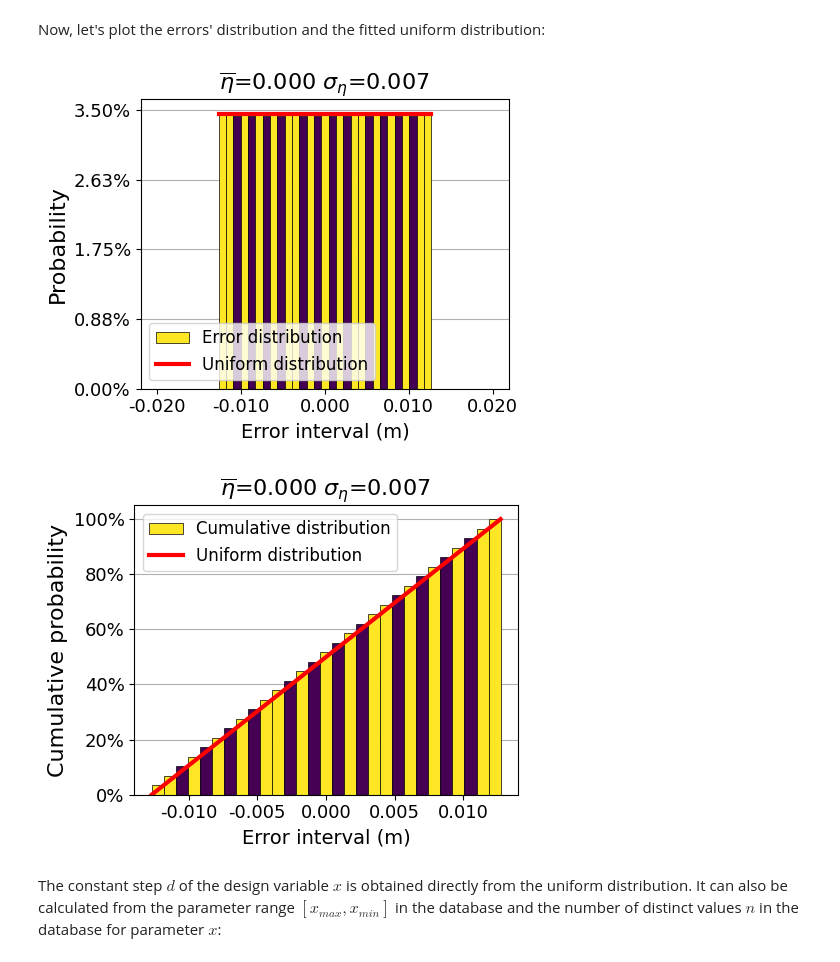
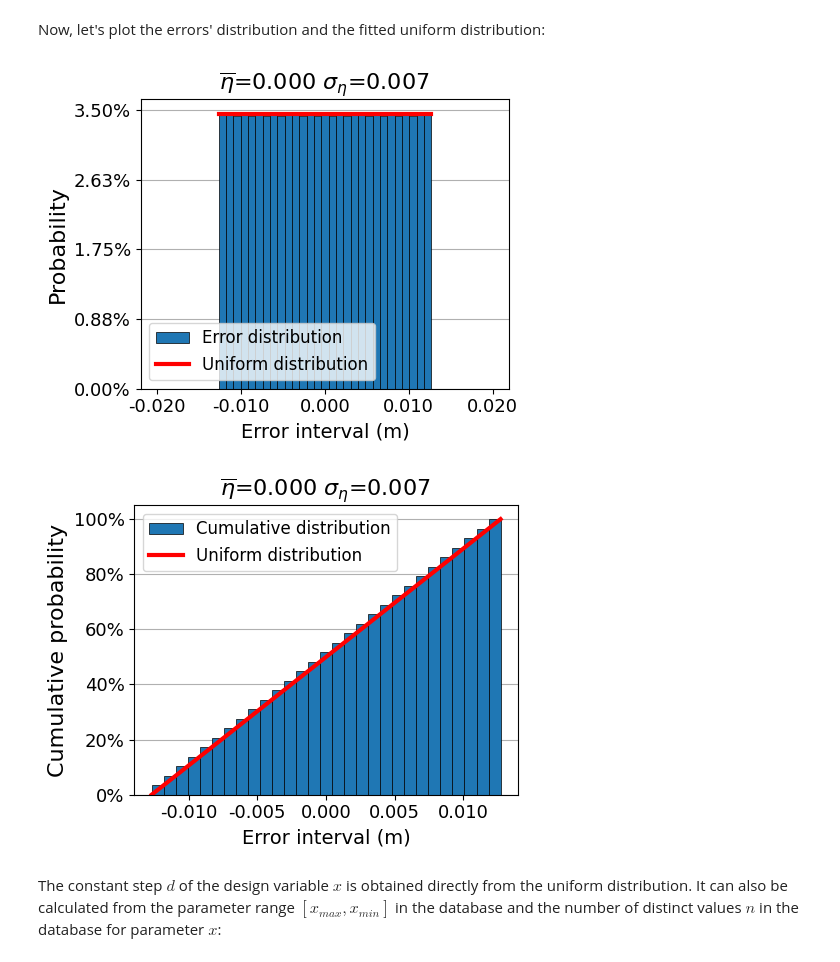
Before and after one commit to SizingLab/input_uncertainty_quantification, a Jupyter notebook: input_uncertainty.ipynb, the cells around one changed output. Cells and saved outputs as stored; diff of their text form; code cells hidden in the pictures.

Commit message:
Replaced gradient color in figures by solid color.

```diff
--- a/input_uncertainty.ipynb
+++ b/input_uncertainty.ipynb
@@ -87,39 +87,34 @@ n_bins = int((np.amax(error_array) - np.amin(error_array)) / bin_width)
 
 # Set x axis
 x = np.linspace(np.amin(error_array), np.amax(error_array), 1000)
 
 # Probability density function
 N, bins, patches = ax.hist(error_array, bins=n_bins, density=True, edgecolor='black', linewidth=0.5, label="Error distribution")
-fracs = N / N.max()
-norm = colors.Normalize(fracs.min(), fracs.max())
-for thisfrac, thispatch in zip(fracs, patches):
-    color = plt.cm.viridis(norm(thisfrac))
-    thispatch.set_facecolor(color)
 
 # Fitted uniform distribution
 # left, W = uniform.fit(error_array)  # with scipy.stats
 W = 2 * np.std(error_array) * np.sqrt(3)  # with uniform distribution properties
 left = np.mean(error_array) - 0.5 * W
 dist = uniform(left, W)
 ax.plot(x, dist.pdf(x), c='r', lw=3, label="Uniform distribution")
 
 # Customize axes, title and display
 title = ("$\overline{\eta}$="
               + "{:.3f} ".format(np.mean(error_array))
               + "$\sigma_{\eta}$="
               + "{:.3f} ".format(np.std(error_array)))
 ax.set_title(title, fontsize=16)
 ax.set_xlabel("Error interval (m)", fontsize=14)
 ax.set_ylabel(r"Probability", fontsize=16)
 ax.legend(fontsize=12)
 ax.set_xlim([-3 * np.std(error_array) + np.mean(error_array), 3 * np.std(error_array) + np.mean(error_array)])
 ax.xaxis.set_major_formatter('{x:1.3f}')
 ax.yaxis.set_major_formatter(PercentFormatter(xmax=np.amax(dist.pdf(x))*n_bins))
 ax.tick_params(axis='both', which='major', labelsize=13)
 ax.grid(axis='y')
 ax.set_axisbelow(True);
 # %% [output]
-[figure, old version]
+[figure, new version]
 # %%
 # 2) Plot of the cumulative density function
 
@@ -131,9 +126,6 @@ x = np.linspace(np.amin(error_array), np.amax(error_array), 1000)
 
 # Cumulative density function
 N, bins, patches = ax.hist(error_array, bins=n_bins, density=True, cumulative=True, edgecolor='black', linewidth=0.5, label="Cumulative distribution")
-for thisfrac, thispatch in zip(fracs, patches):
-    color = plt.cm.viridis(norm(thisfrac))
-    thispatch.set_facecolor(color)
 
 # Fitted uniform distribution
 ax.plot(x, dist.cdf(x), c='r', lw=3, label="Uniform distribution")
@@ -153,7 +145,7 @@ ax.tick_params(axis='both', which='major', labelsize=13)
 ax.grid(axis='y')
 ax.set_axisbelow(True);
 # %% [output]
-[figure, old version]
+[figure, new version]
 # %% [markdown]
 The constant step $d$ of the design variable $x$ is obtained directly from the uniform distribution. It can also be calculated from the parameter range $[x_{max}, x_{min}]$ in the database and the number of distinct values $n$ in the database for parameter $x$:
 # %%
```
Also changed, not shown: parts of 2 cells of this notebook.
